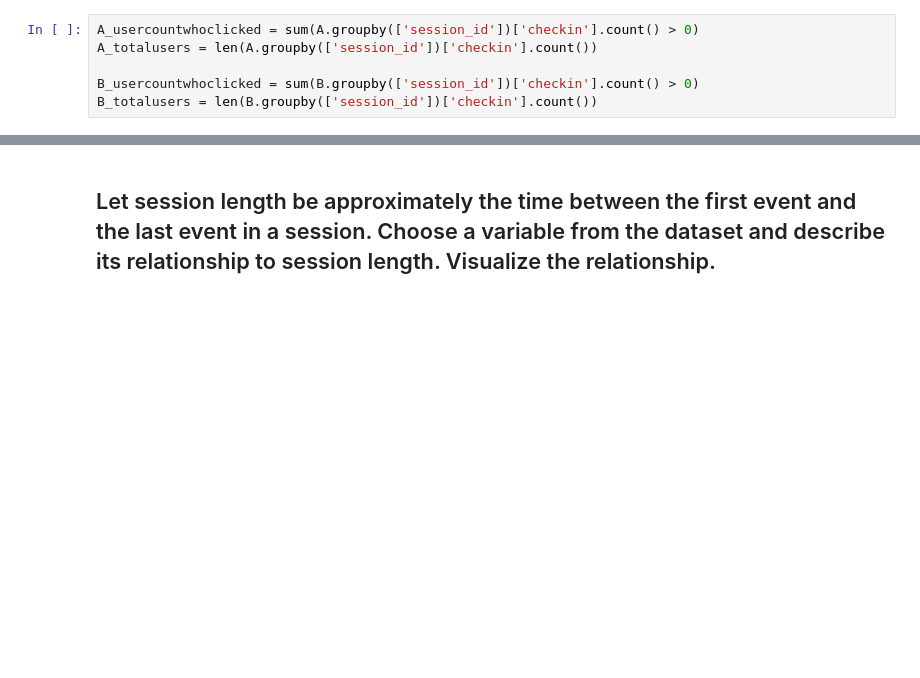
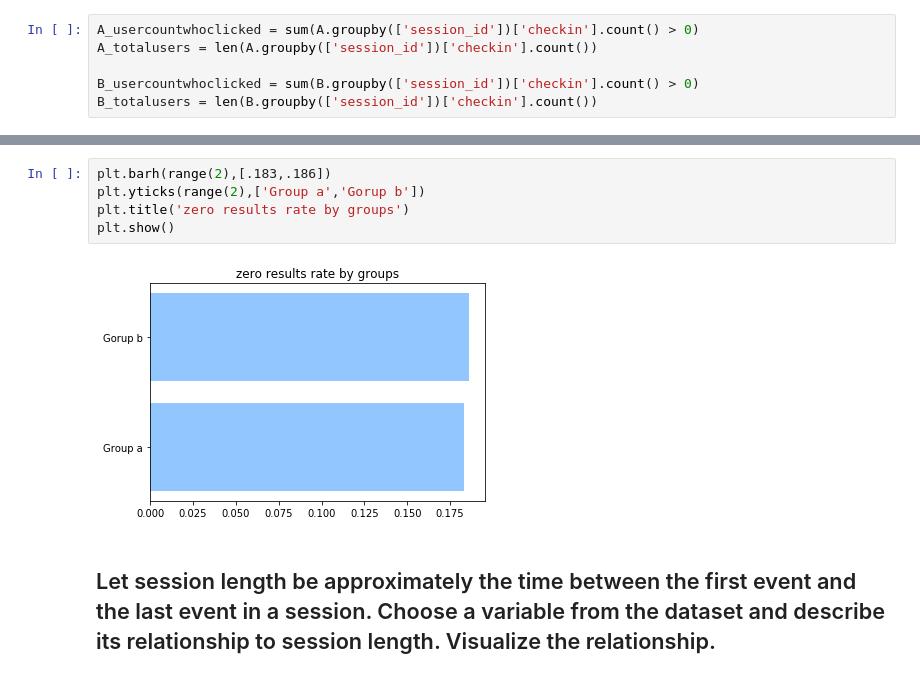
Before and after one commit to him4318/Inkredo, a Jupyter notebook: Inkredo.ipynb, the cells around one changed output, grey strips where cells are left out. Drawn from its saved outputs; the diff is of its cells as text; blank space fills up the shorter version.

```diff
--- a/Inkredo.ipynb
+++ b/Inkredo.ipynb
@@ -97,3 +115,10 @@ There are no search having results zero.
+# %%
+plt.barh(range(2),[.183,.186])
+plt.yticks(range(2),['Group a','Gorup b'])
+plt.title('zero results rate by groups')
+plt.show()
+# %% [output]
+[figure, added]
 # %% [markdown]
 ## Let session length be approximately the time between the first event and the last event in a session. Choose a variable from the dataset and describe its relationship to session length. Visualize the relationship.
 # %%
```
Also changed, not shown: parts of 31 cells of this notebook, 2 other files.
